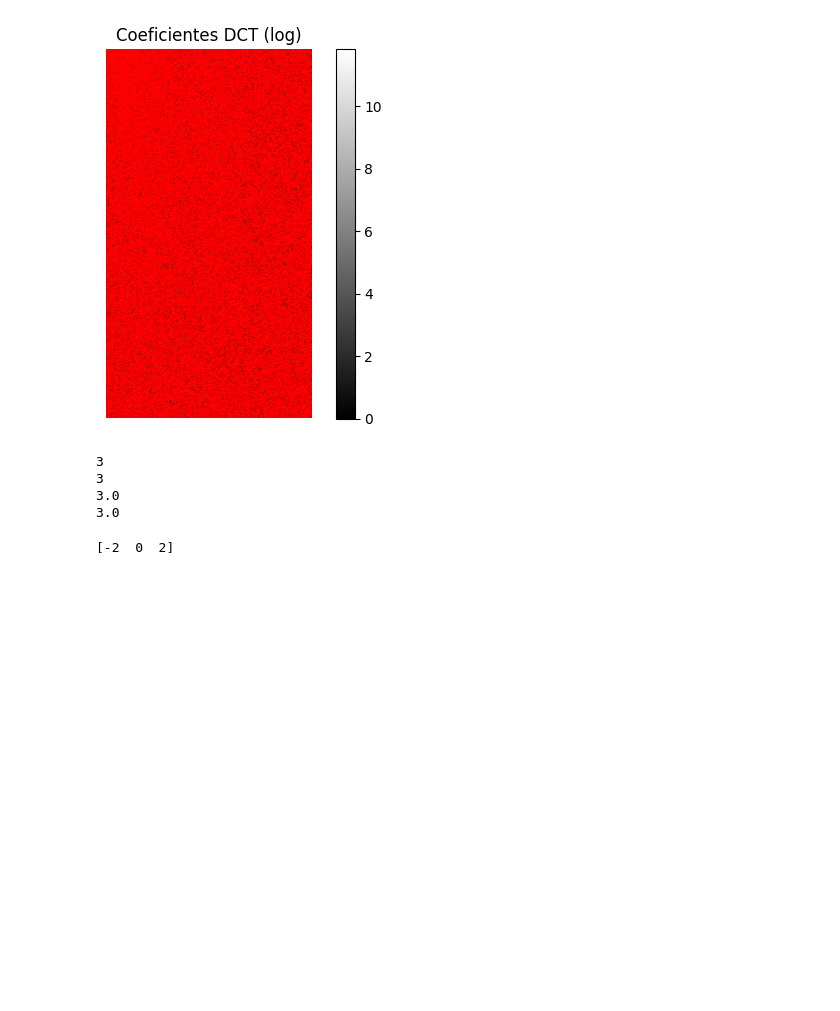
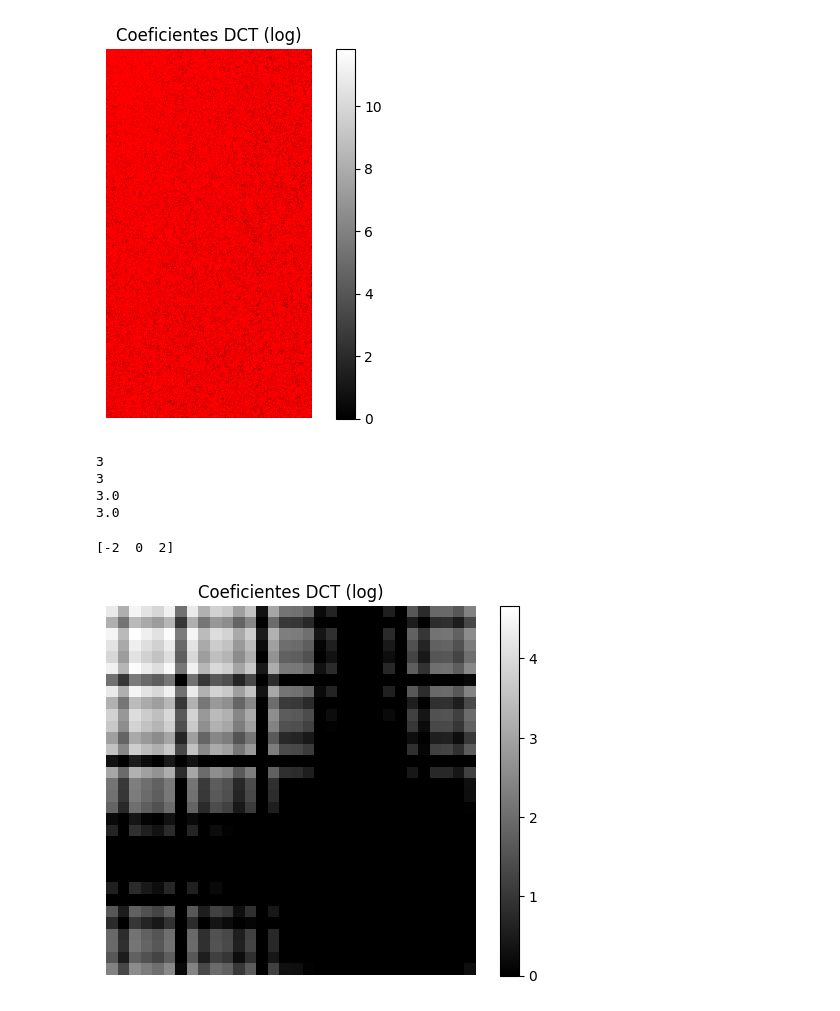
Before and after one commit to DiegoSC13/DCM_proyect, a Jupyter notebook: scripts/test.ipynb, the cells around one changed output. Cells and saved outputs as stored; diff of their text form; code cells hidden in the pictures; blank space fills up the shorter version.

```diff
--- a/scripts/test.ipynb
+++ b/scripts/test.ipynb
@@ -255,3 +255,25 @@ b = np.array([4,5,6])
 print(a-7+b)
 # %% [output]
 [-2  0  2]
+# %%
+#Modulo de DCT
+from scipy.fftpack import dctn
+import cv2
+from matplotlib import pyplot as plt
+
+#Leo imagen
+current_frame_path = '/Users/diegosilveracoeff/Desktop/Fing/DCM/Synthetic_Gaussian/DCM_7x7_image.png'
+current_frame_img = cv2.imread(current_frame_path, cv2.IMREAD_GRAYSCALE).astype(np.int16)
+
+# Ejemplo de cálculo de la DCT
+data = np.array([...])  # Tu arreglo de datos
+dct_diff = dctn(current_frame_img, norm='ortho')  # DCT tipo 2
+
+
+plt.imshow(np.log(np.abs(dct_diff)), cmap='gray', vmin=0, vmax=np.log(np.max(np.abs(dct_diff))))
+plt.colorbar()
+plt.title('Coeficientes DCT (log)')
+plt.axis('off')  # Ocultar ejes
+plt.show()
+# %% [output]
+[figure, added]
```
Also changed, not shown: 2 other files.
